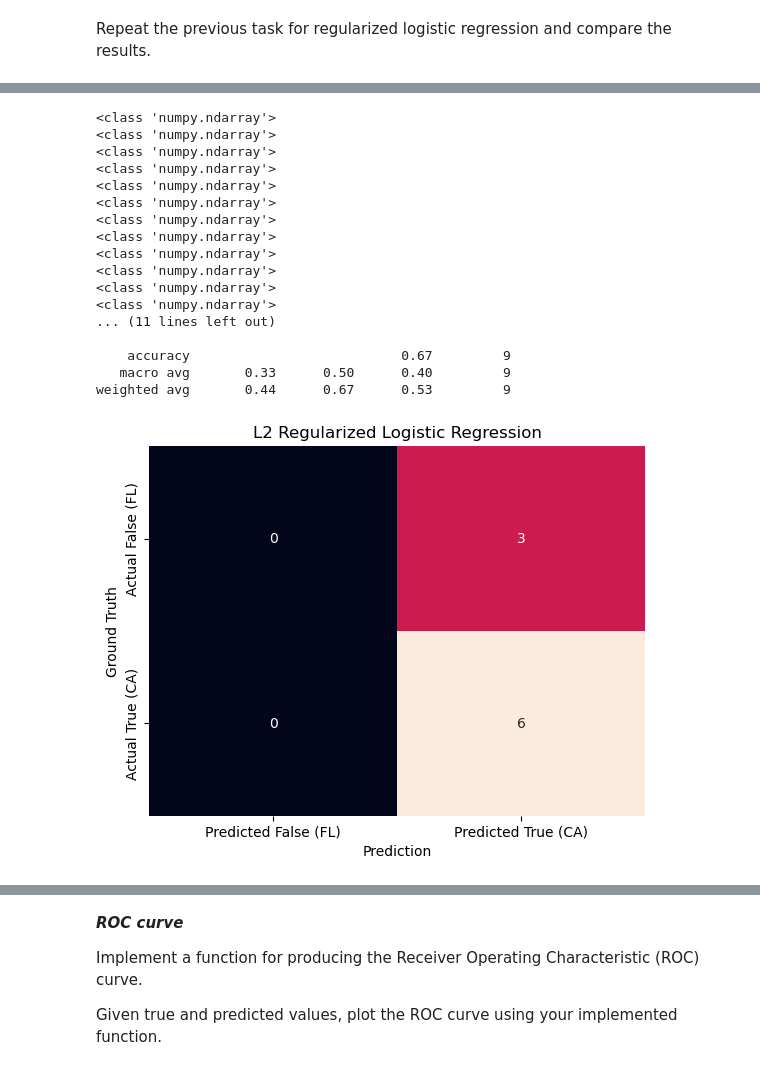
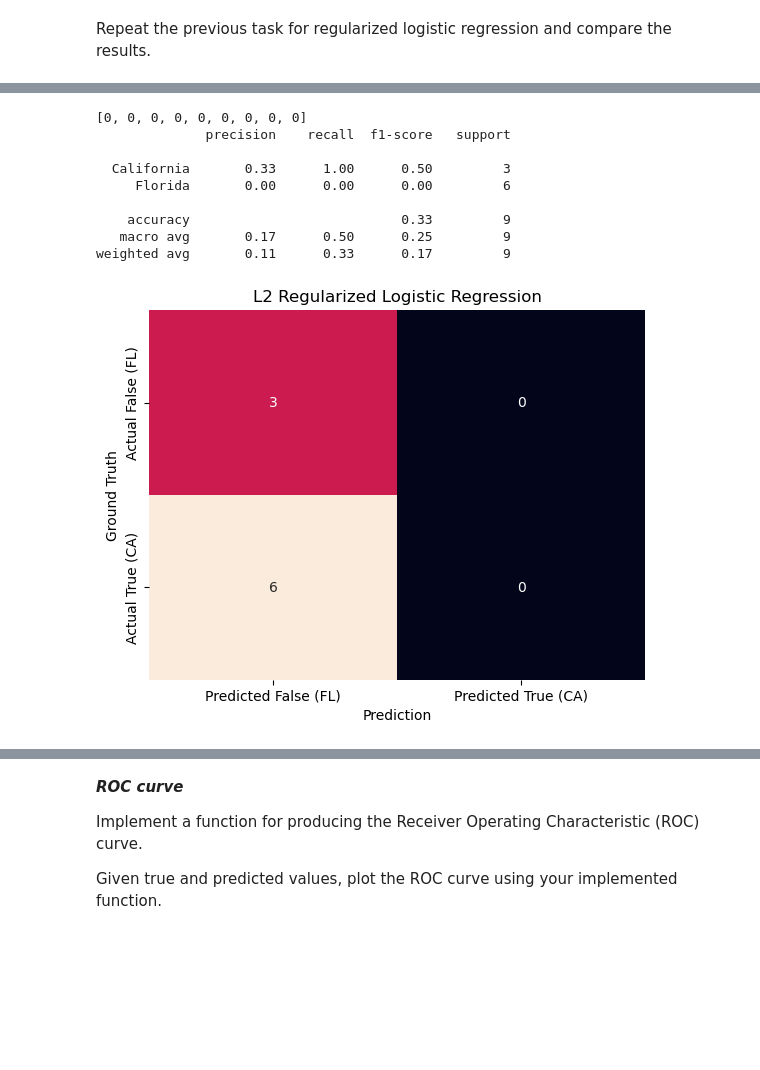
Before and after one commit to OdinMeng/MachineLearningBChallenges, a Jupyter notebook: challenges/challenge0/challenge_zero.ipynb, the cells around one changed output, grey strips where cells are left out. Saved outputs shown, nothing was run; the diff lists cells and outputs as text; code cells hidden in the pictures; blank space fills up the shorter version.

```diff
--- a/challenges/challenge0/challenge_zero.ipynb
+++ b/challenges/challenge0/challenge_zero.ipynb
@@ -432,17 +459,19 @@ def GD_LR(X: np.array,
         else:
             print("Warning: regularizator passed is invalid. It has been treated as None.")
 
-        w = w - eta*(OLSGradient(X, y, w, len(X)) + reg_fac)
+        w = w - eta*(OLSGradient(X, y, w) + reg_fac)
 
+    print(w)
     return w
 # %%
 eta = 0.001
-lam = [0.1]
-lam_2 = [0.5, 0.1]
-n = 1000
+lam_L1 = [1]
+lam_L2 = [2]
+lam_2 = [0.5, 1]
+n = 10000
 
 # Define Parameters for each model
 OLS_LR = GD_LR(X_train, y_train, n, eta, None, None)
-L1_LR = GD_LR(X_train, y_train, n, eta, "lasso", lam)
-L2_LR = GD_LR(X_train, y_train, n, eta, "ridge", lam)
+L1_LR = GD_LR(X_train, y_train, n, eta, "lasso", lam_L1)
+L2_LR = GD_LR(X_train, y_train, n, eta, "ridge", lam_L2)
 EN_LR = GD_LR(X_train, y_train, n, eta, "elasticnet", lam_2)
@@ -520,38 +544,30 @@ weighted avg       0.44      0.67      0.53         9
 # %%
 # L2 Regularized LR:
 y_pred_L2 = [predict(L2_LR, x) for x in X_test.values]
 print(y_pred_L2)
 print(classification_report(y_true, y_pred_L2, target_names=target_names))
 
-M = confusion_matrix(y_true, y_pred_L2)
+M_L2 = confusion_matrix(y_true, y_pred_L2)
 
-sns.heatmap(M, annot=True, cbar=False,
+sns.heatmap(M_L2, annot=True, cbar=False,
             xticklabels=['Predicted False (FL)', 'Predicted True (CA)'],
             yticklabels=['Actual False (FL)', 'Actual True (CA)'])
 plt.xlabel("Prediction")
 plt.ylabel("Ground Truth")
 plt.title("L2 Regularized Logistic Regression")
 
 plt.show()
 # %% [output]
-<class 'numpy.ndarray'>
-<class 'numpy.ndarray'>
-<class 'numpy.ndarray'>
-<class 'numpy.ndarray'>
-<class 'numpy.ndarray'>
-<class 'numpy.ndarray'>
-<class 'numpy.ndarray'>
-<class 'numpy.ndarray'>
-<class 'numpy.ndarray'>
-<class 'numpy.ndarray'>
-<class 'numpy.ndarray'>
-<class 'numpy.ndarray'>
-... (11 lines left out)
+[0, 0, 0, 0, 0, 0, 0, 0, 0]
+              precision    recall  f1-score   support
 
-    accuracy                           0.67         9
-   macro avg       0.33      0.50      0.40         9
-weighted avg       0.44      0.67      0.53         9
+  California       0.33      1.00      0.50         3
+     Florida       0.00      0.00      0.00         6
+
+    accuracy                           0.33         9
+   macro avg       0.17      0.50      0.25         9
+weighted avg       0.11      0.33      0.17         9
-[figure, old version]
+[figure, new version]
 # %%
 # Elasticned Regularized LR:
 y_pred_EN = [predict(EN_LR, x) for x in X_test.values]
```
Also changed, not shown: parts of 11 cells of this notebook, 5 other files.
